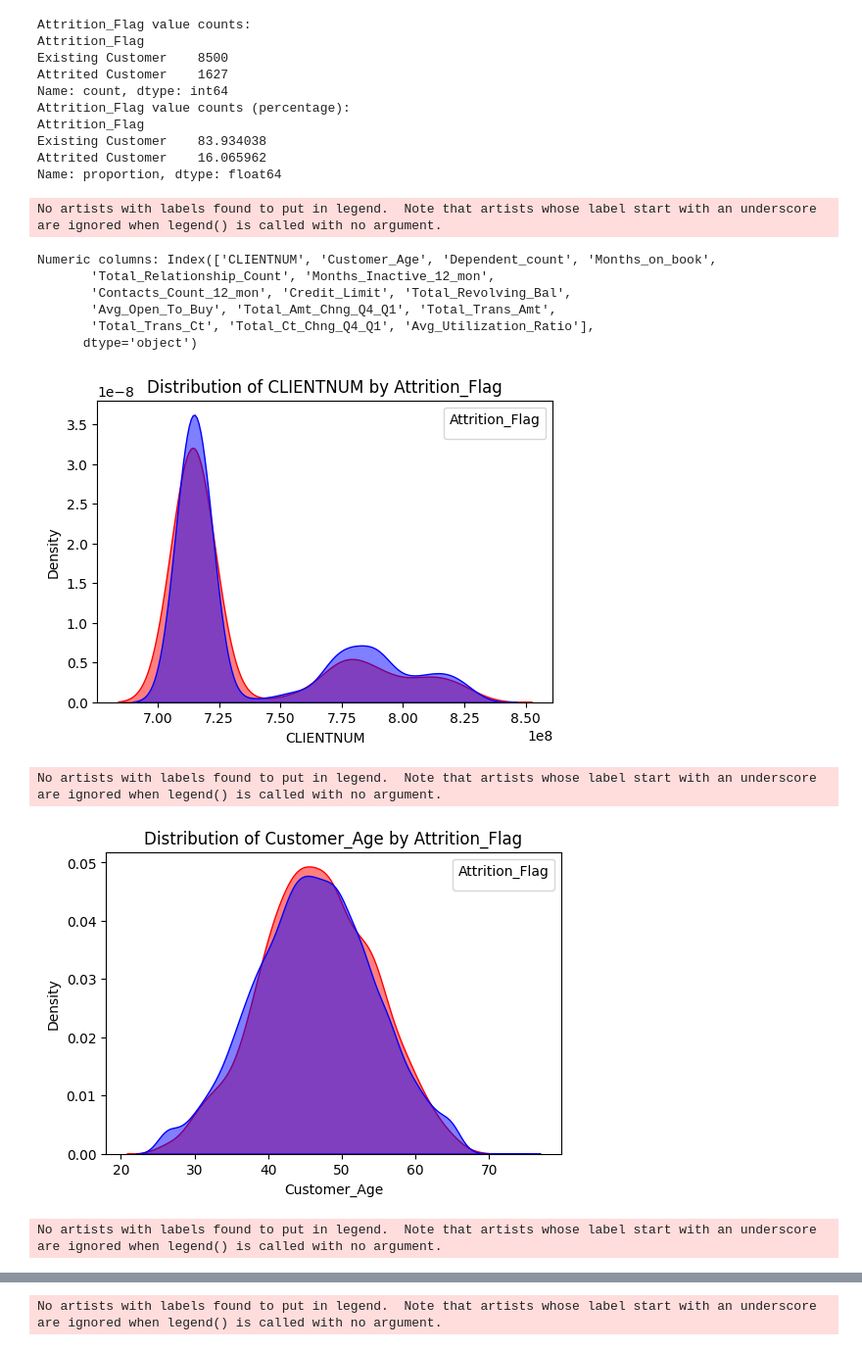
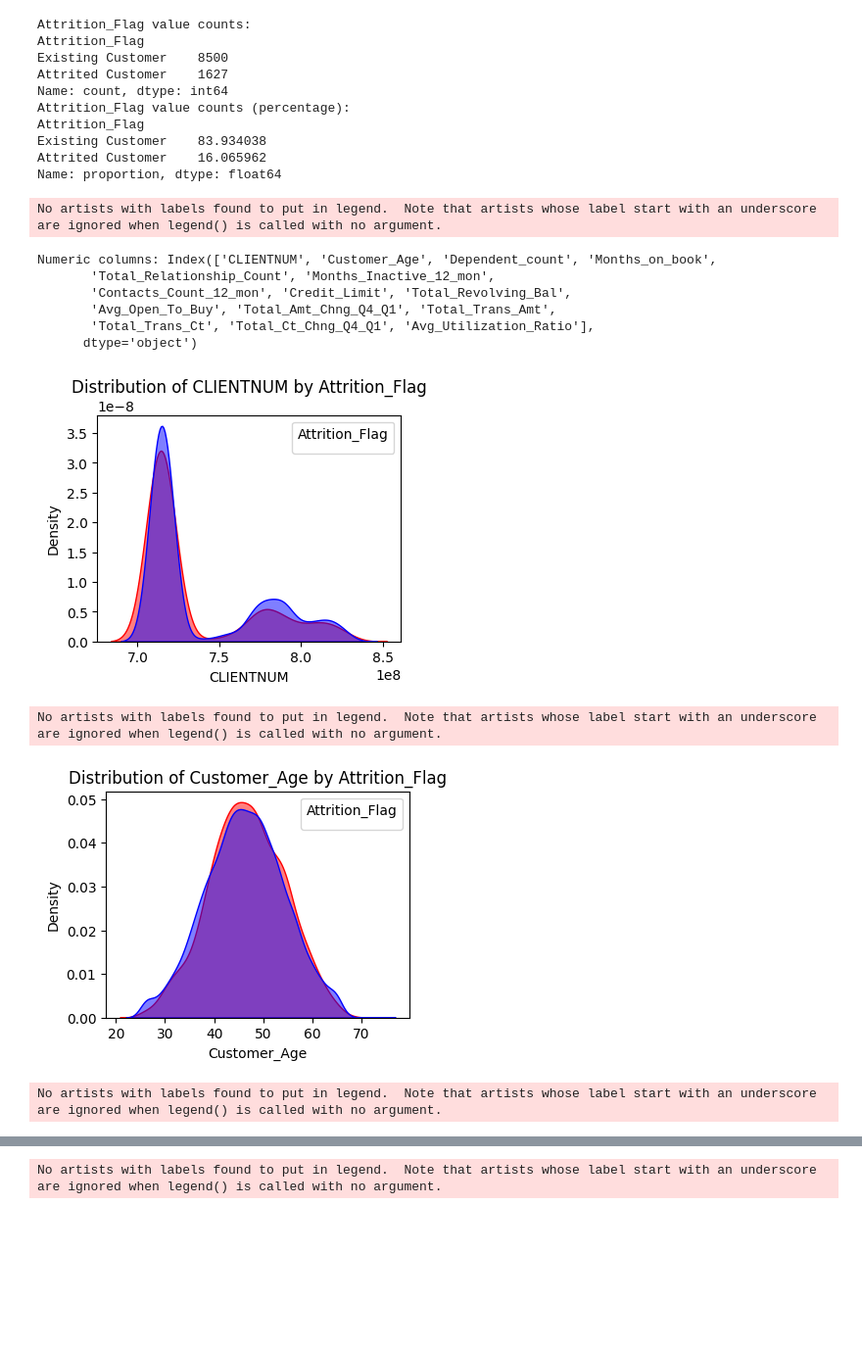
Before and after one commit to Sayan156/New-Churnshield, a Jupyter notebook: churnshield.ipynb, the cells around one changed output, grey strips where cells are left out. Shown at 98% size. Drawn from its saved outputs; the diff is of its cells as text; code cells hidden in the pictures; blank space fills up the shorter version.

```diff
--- a/churnshield.ipynb
+++ b/churnshield.ipynb
@@ -144,23 +136,23 @@ Name: proportion, dtype: float64
 # %%
 neumeric_cols = df.select_dtypes(include=['int64', 'float64']).columns
 print("Numeric columns:", neumeric_cols)
 for col in neumeric_cols:
-    plt.figure(figsize=(6, 4))
+    plt.figure(figsize=(4, 3))
     sns.kdeplot(data = df, x = col, hue=df['Attrition_Flag'], fill=True ,common_norm=False,alpha=0.5,palette={'Existing Customer': 'blue', 'Attrited Customer': 'red'})
     plt.title(f'Distribution of {col} by Attrition_Flag')
     plt.xlabel(col)
     plt.ylabel('Density')
     plt.legend(title='Attrition_Flag')
     plt.show()
 # %% [output]
 No artists with labels found to put in legend.  Note that artists whose label start with an underscore are ignored when legend() is called with no argument.
 Numeric columns: Index(['CLIENTNUM', 'Customer_Age', 'Dependent_count', 'Months_on_book',
        'Total_Relationship_Count', 'Months_Inactive_12_mon',
        'Contacts_Count_12_mon', 'Credit_Limit', 'Total_Revolving_Bal',
        'Avg_Open_To_Buy', 'Total_Amt_Chng_Q4_Q1', 'Total_Trans_Amt',
        'Total_Trans_Ct', 'Total_Ct_Chng_Q4_Q1', 'Avg_Utilization_Ratio'],
       dtype='object')
-[figure, old version]
+[figure, new version]
 No artists with labels found to put in legend.  Note that artists whose label start with an underscore are ignored when legend() is called with no argument.
-[figure, old version]
+[figure, new version]
 No artists with labels found to put in legend.  Note that artists whose label start with an underscore are ignored when legend() is called with no argument.
```
Also changed, not shown: parts of 72 cells of this notebook, 14 other files.
